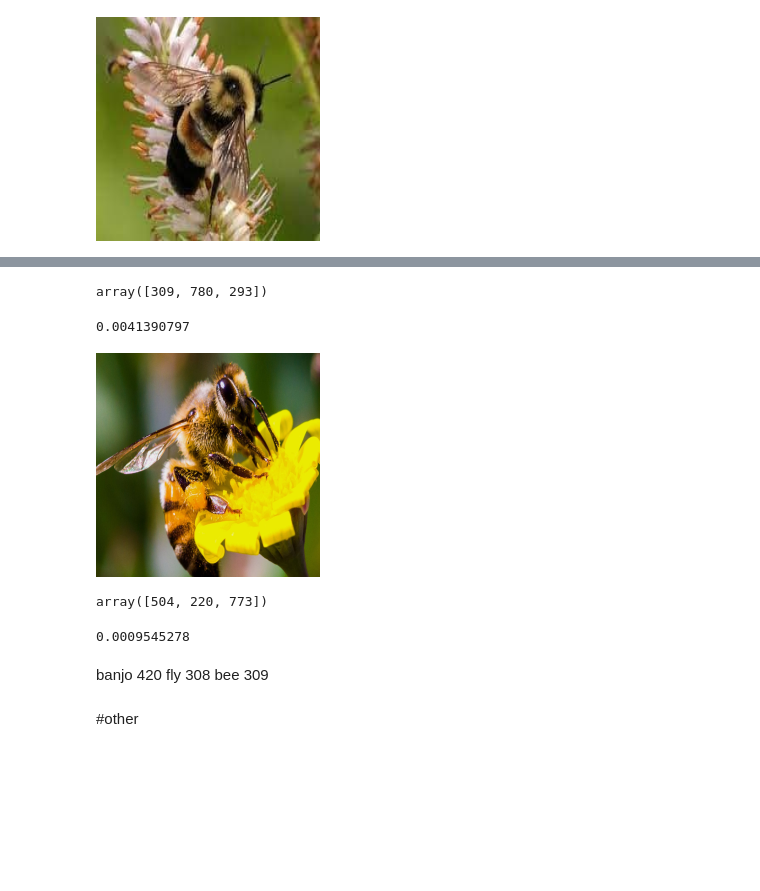
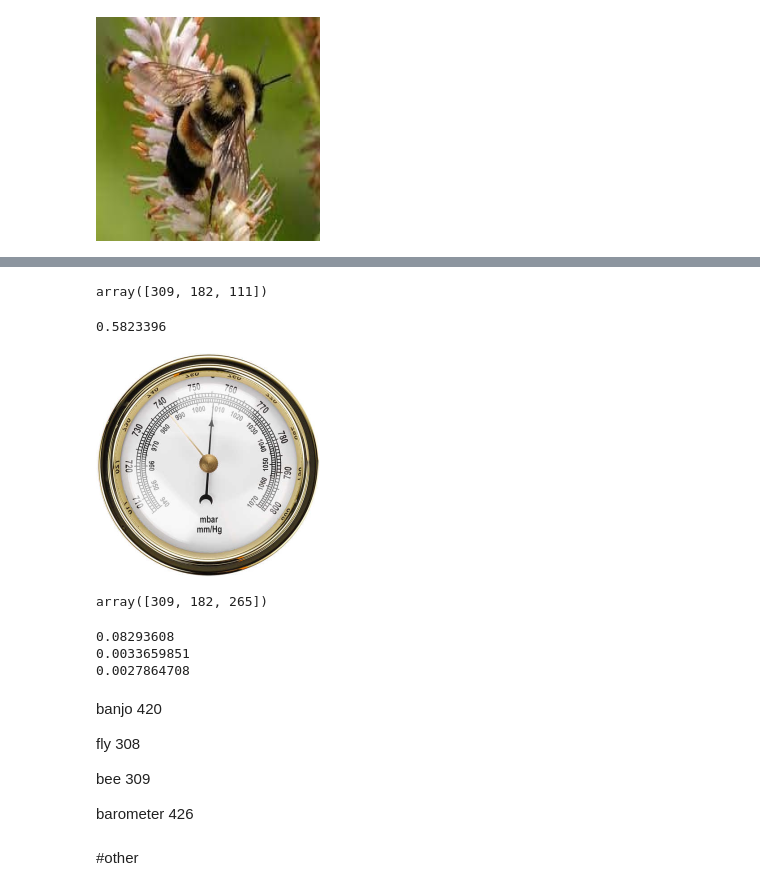
Before and after one commit to Nadiam75/DeepLearning_HW_2, a Jupyter notebook: transferLearning.ipynb, the cells around one changed output, grey strips where cells are left out. Cells and saved outputs as stored; diff of their text form; code cells hidden in the pictures; blank space fills up the shorter version.

Commit message:
made improvements in the model

```diff
--- a/transferLearning.ipynb
+++ b/transferLearning.ipynb
@@ -54,26 +54,25 @@ def get_model_classif_nasnet():
     inputs = Input((224, 224, 3))
     xx = tf.cast(inputs, tf.float32)
     xxx = tf.keras.applications.nasnet.preprocess_input(xx)
-
     base_model = NASNetMobile(include_top=False, input_shape=(224, 224, 3) , weights = 'imagenet' )
+    base_model.traainable = False
     x = base_model(xxx)
     out3 = GlobalAveragePooling2D()(x)
     # out2 = GlobalAveragePooling2D()(x)
     # out3 = Flatten()(gmp)
     # out = Concatenate(axis=-1)([out1, out2, out3])
-    # out2 = Dense(1000, activation=tf.keras.activations.relu, name="3_")(out3)
-    # out2 = Dropout(0.5)(out2)
-
-    out = Dense(1000, activation=tf.keras.activations.softmax, name="1_")(out3)
+    out2 = Dense(1056, activation=tf.keras.activations.relu, name="3_")(out3)
+    out1 = Dropout(0.5)(out2)
+    out = Dense(1000, activation=tf.keras.activations.softmax, name="1_")(out1)
 
     model = Model(inputs, out)
 
-    for l in model.layers[:-2]:
-    #print(l)
-      l.trainable = False
+    # for l in model.layers[:-2]:
+    # #print(l)
+    #   l.trainable = False
     model.summary(  )
 
-    model.compile(optimizer=tf.keras.optimizers.Adam(0.0001), loss=tf.keras.losses.binary_crossentropy, metrics=['acc'])
+    model.compile(optimizer=tf.keras.optimizers.Adam(0.001), loss=tf.keras.losses.categorical_crossentropy, metrics=['acc'])
 
     return model
 # %%
@@ -116,9 +113,10 @@ cv2_imshow(resized)
 # %%
+# indices = np.where(Y_train == 2)
 # y_train_bird = Y_train[indices]
 # x_train_bird = X_train[indices]
 
 y_book = 309
-y_book_hot = tf.keras.utils.to_categorical(
-    y_book, num_classes=1000, dtype='float32'
-)
+y_book_hot = tf.keras.utils.to_categorical(y_book, num_classes=1000, dtype='float32')
 x_book = resized
+y_book_hot = np.reshape(y_book_hot , (1,1000))
+x_book = np.reshape( x_book , (1,224,224,3))
@@ -128,11 +123,13 @@ x_book = np.reshape( x_book , (1,224,224,3))
 # %%
 BS=32
-EPOCHS = 30
+EPOCHS = 3
 h5_path = "transferred_model.h5"
 # augmented = np.empty((100 , 224 , 224 , 3))
 aug = tf.keras.preprocessing.image.ImageDataGenerator(rotation_range=20, zoom_range=0.15,
 	width_shift_range=0.2, height_shift_range=0.1, shear_range=0.15,
 	horizontal_flip=True,  fill_mode="nearest")
+
+
 generator = aug.flow(x_book, y_book_hot ,batch_size=BS )
-history = model.fit_generator( generator,   epochs = EPOCHS)
+history = model.fit_generator( generator,   epochs = EPOCHS  , steps_per_epoch= 1)
 # %% [output]
@@ -163,36 +148,45 @@ arr = model.predict(x_book).reshape((1000,))
 # %%
 arr.argsort()[-3:][::-1]
 # %% [output]
-array([309, 780, 293])
+array([309, 182, 111])
 # %%
 arr[309]
 # %% [output]
-0.0041390797
+0.5823396
 # %%
 import cv2
-img = cv2.imread('bee2.jpg' , cv2.IMREAD_UNCHANGED)
+img = cv2.imread('barometer.jpg' , cv2.IMREAD_UNCHANGED)
 from google.colab.patches import cv2_imshow
 # cv2_imshow(img)
 img.shape
 dim = (224, 224 )
 resized = cv2.resize(img, dim, interpolation = cv2.INTER_AREA)
 cv2_imshow(resized)
 
 resized = np.reshape( resized , (1,224,224,3))
 # resized.shape
 arr = model.predict(resized).reshape((1000,))
 arr.argsort()[-3:][::-1]
 # %% [output]
-[figure, old version]
+[figure, new version]
-array([504, 220, 773])
+array([309, 182, 265])
-# %%
-arr[573]
-# %% [output]
-0.0009545278
+# %%
+aaa = arr.argsort()[-3:][::-1]
+print(arr[aaa[0]])
+print(arr[aaa[1]])
+print(arr[aaa[2]])
+# %% [output]
+0.08293608
+0.0033659851
+0.0027864708
 # %% [markdown]
 banjo 420
+
 fly 308
+
 bee 309
+
+barometer 426
 # %% [markdown]
 #other
 # %%
```
Also changed, not shown: parts of 6 cells of this notebook.
